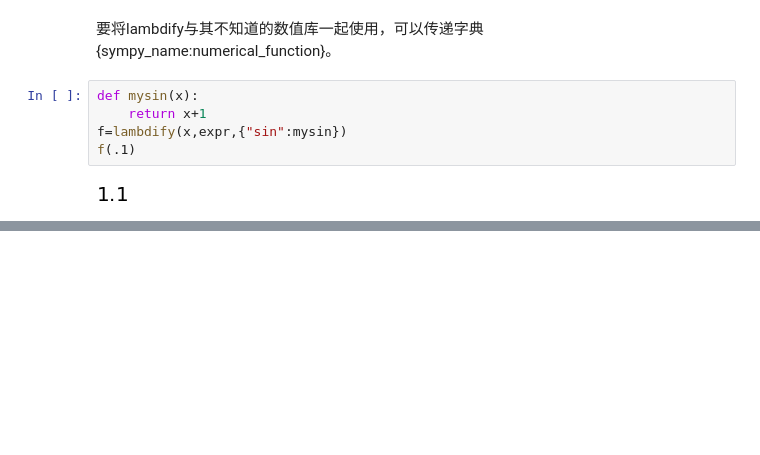
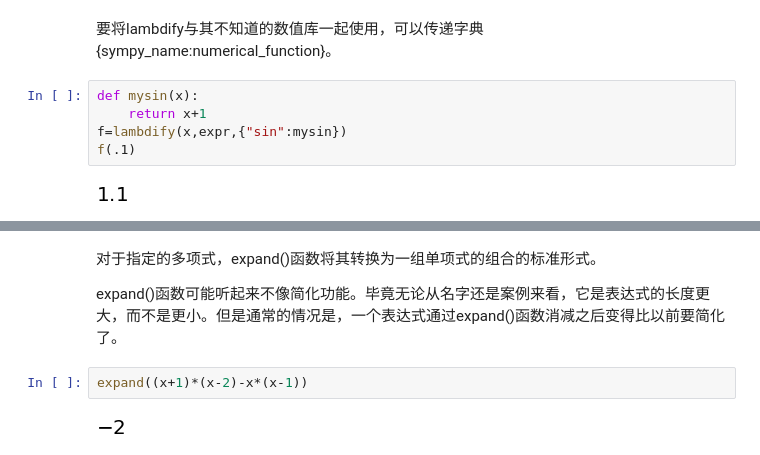
Before and after one commit to goodchinas/pyquant, a Jupyter notebook: 36.1 sympy-数学符号计算.ipynb, the cells around one changed output, grey strips where cells are left out. Drawn from its saved outputs; the diff is of its cells as text; blank space fills up the shorter version.

```diff
--- a/36.1 sympy-数学符号计算.ipynb
+++ b/36.1 sympy-数学符号计算.ipynb
@@ -461,0 +670,8 @@ f(.1)
+# %% [markdown]
+对于指定的多项式，expand()函数将其转换为一组单项式的组合的标准形式。
+
+expand()函数可能听起来不像简化功能。毕竟无论从名字还是案例来看，它是表达式的长度更大，而不是更小。但是通常的情况是，一个表达式通过expand()函数消减之后变得比以前要简化了。
+# %%
+expand((x+1)*(x-2)-x*(x-1))
+# %% [output]
+[figure, added]
```
Also changed, not shown: parts of 242 cells of this notebook, 2 other files.
